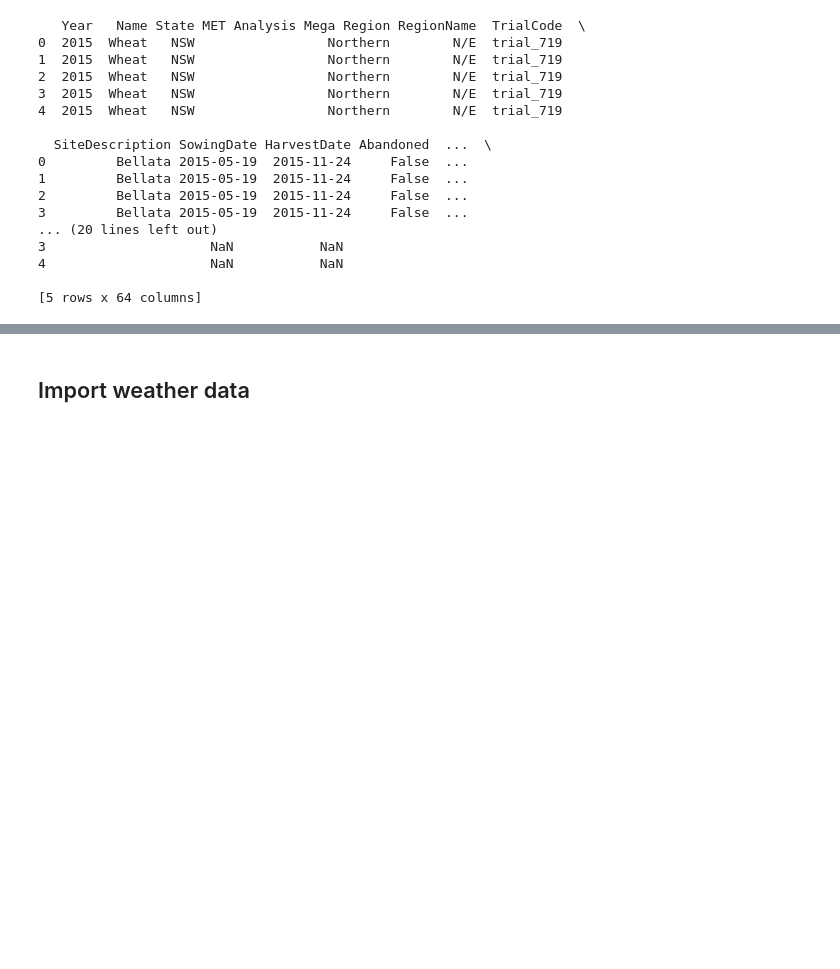
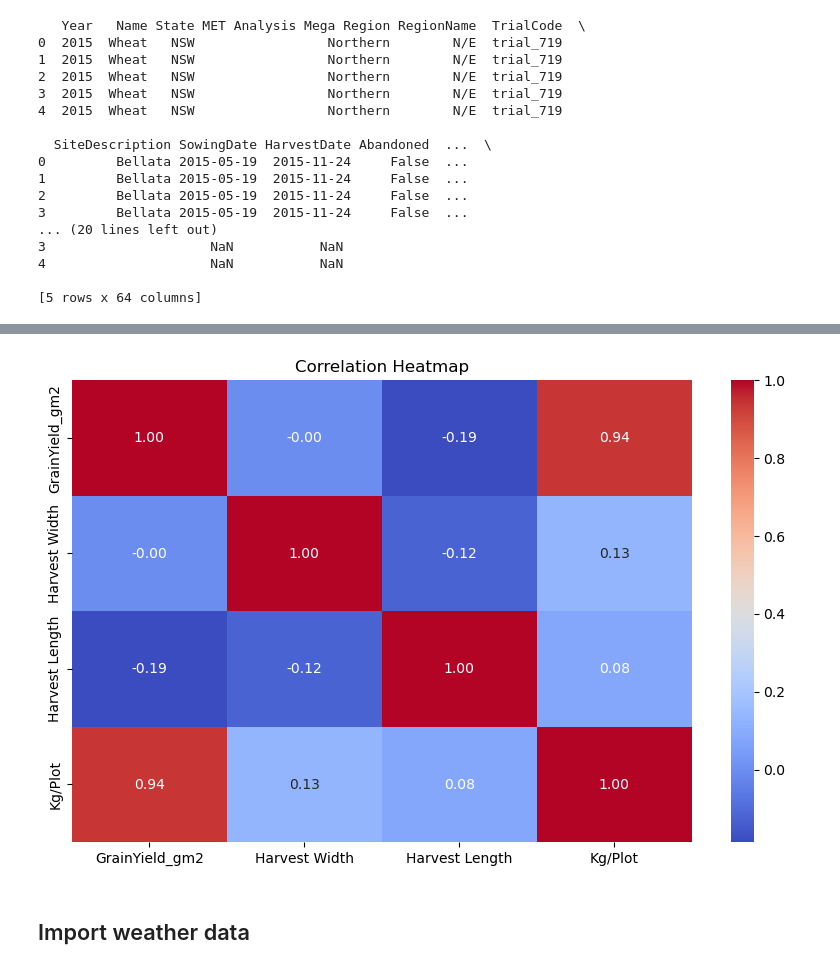
Before and after one commit to Harry-01/DATA7901, a Jupyter notebook: project.ipynb, the cells around one changed output, grey strips where cells are left out. Drawn from its saved outputs; the diff is of its cells as text; code cells hidden in the pictures; blank space fills up the shorter version.

```diff
--- a/project.ipynb
+++ b/project.ipynb
@@ -35,3 +184,18 @@ print(df_crop.head())
+# %%
+# Select numeric columns for correlation
+numeric_df = df_filtered.select_dtypes(include=['float64', 'int64']).drop(columns=['Year'])
+
+
+# Compute the correlation matrix
+correlation_matrix = numeric_df.corr()
+
+# Plot the heatmap
+plt.figure(figsize=(10, 6))
+sns.heatmap(correlation_matrix, annot=True, cmap="coolwarm", fmt=".2f")
+plt.title("Correlation Heatmap")
+plt.show()
+# %% [output]
+[figure, added]
 # %% [markdown]
 ## Import weather data
 # %%
```
Also changed, not shown: parts of 35 cells of this notebook, 4 other files.
